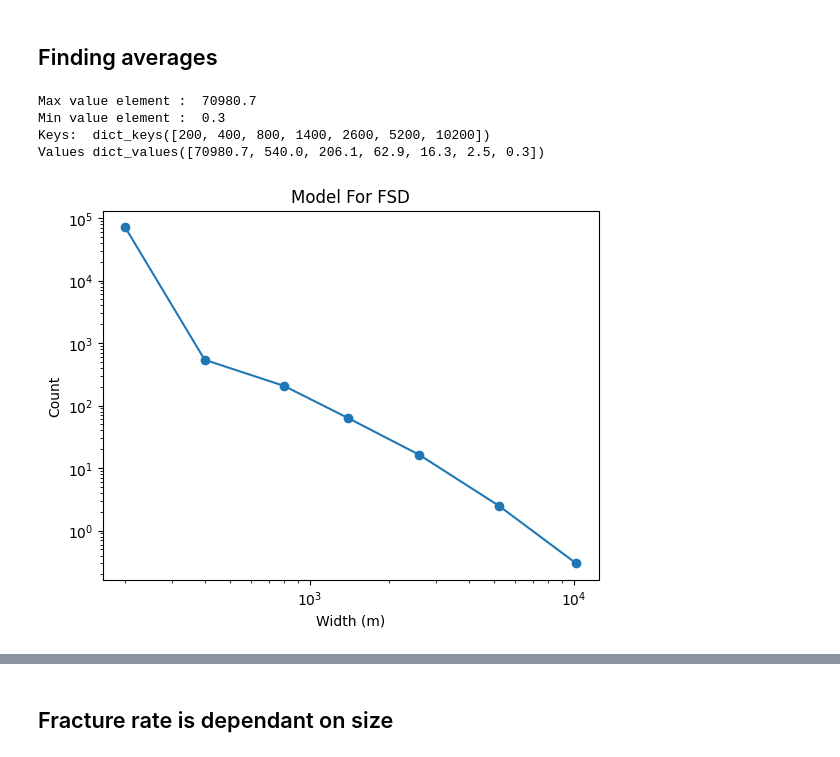
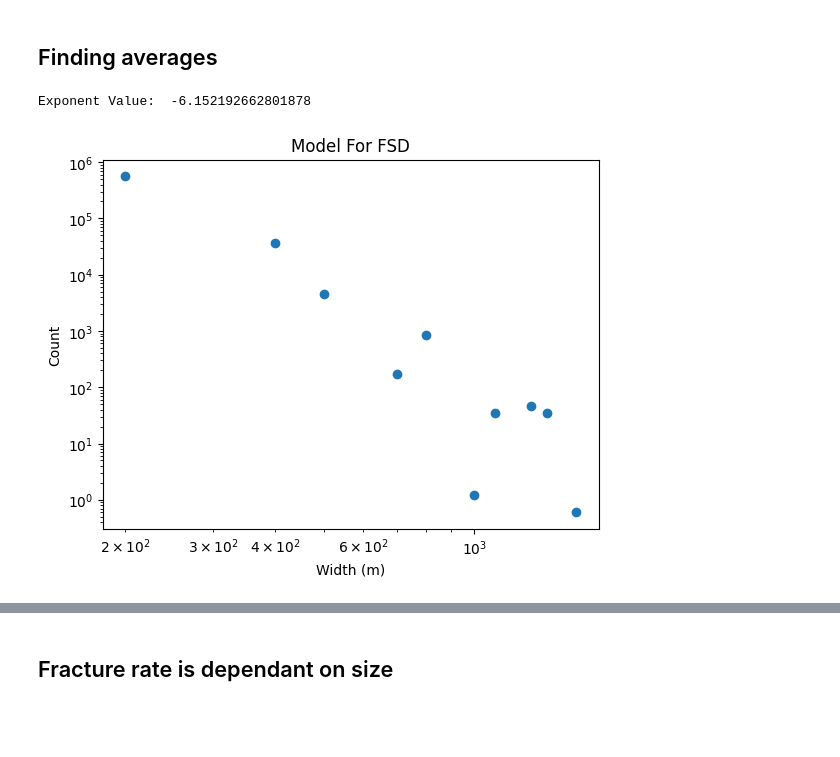
Before and after one commit to Marissa-working/Ice-Floe-Research, a Jupyter notebook: stochastic_model.ipynb, the cells around one changed output, grey strips where cells are left out. Cells and saved outputs as stored; diff of their text form; code cells hidden in the pictures; blank space fills up the shorter version.

```diff
--- a/stochastic_model.ipynb
+++ b/stochastic_model.ipynb
@@ -50,11 +66,11 @@ binning(test, 5)
 # %%
 # Set Parameters For:
 # 0. Fracture Rate
-rfrac2 = 0.3
+rfrac2 = 0.1
 # 1. Weld Rate
-rweld2 = 0.2
+rweld2 = 0.05
 # 2. No event (1- (Weld+Fract))
-rnone2 = 0.5
+rnone2 = 0.85
 
 # Pick a random event to occurr based on the probability of
 # Each happening
@@ -75,8 +91,15 @@ def pick_floe(fsd):
 # %%
 
 def fsd_function():
-
-    fsd_dict2 = {20000:1}
+    fsd_dict2 = {}
+    #fsd_dict2 = {10000:10}
+    data = normal(loc=1000, scale=100, size=1000)
+    fsd = data.tolist()
+    for item in fsd:
+        if item not in fsd_dict2:
+            fsd_dict2[item] = 1
+        else:
+            fsd_dict2[item] += 1
 
 
 # this value is for the weld loop
@@ -84,7 +107,7 @@ def fsd_function():
 
 # THIS MODEL IS ASSUMING THE PROBABILITY OF CHOOSING A SIZE IS BASED ON AMOUNT
 
-    events = random_event(80000)
+    events = random_event(2000000)
     for val in events:
         # define all the possible sizes
         keys = list(fsd_dict2.keys())
@@ -183,32 +206,30 @@ def fsd_trials(trial_amount, binsize):
     bin_dict = binning(averages, binsize)
     return bin_dict
 # %%
-trial_dict = fsd_trials(5, 200)
+trial_dict = fsd_trials(5, 50)
 # %%
 import numpy as np
-
 sizes = list(trial_dict.keys())
 counts = list(trial_dict.values())
 total_count = sum(counts)
 
 
+
 plt.scatter(sizes, counts)
-plt.plot(sizes, counts)
+#plt.plot(sizes, counts)
 plt.xlabel("Width (m)")
 plt.ylabel("Count")
 plt.title("Model For FSD")
 plt.yscale("log")
 plt.xscale("log")
+
+m, b = log_coeff(sizes, counts)
 #count, bins, ignored = plt.line(sizes, result)
-print ("Max value element : ", max(counts))
-print("Min value element : ", min(counts))
-print("Keys: ", trial_dict.keys(), "\nValues", trial_dict.values())
+
+print("Exponent Value: ", m)
 # %% [output]
-Max value element :  70980.7
-Min value element :  0.3
-Keys:  dict_keys([200, 400, 800, 1400, 2600, 5200, 10200])
-Values dict_values([70980.7, 540.0, 206.1, 62.9, 16.3, 2.5, 0.3])
+Exponent Value:  -6.152192662801878
-[figure, old version]
+[figure, new version]
 # %%
 upper_dict = {}
 for key in trial_dict:
```
Also changed, not shown: parts of 5 cells of this notebook.
